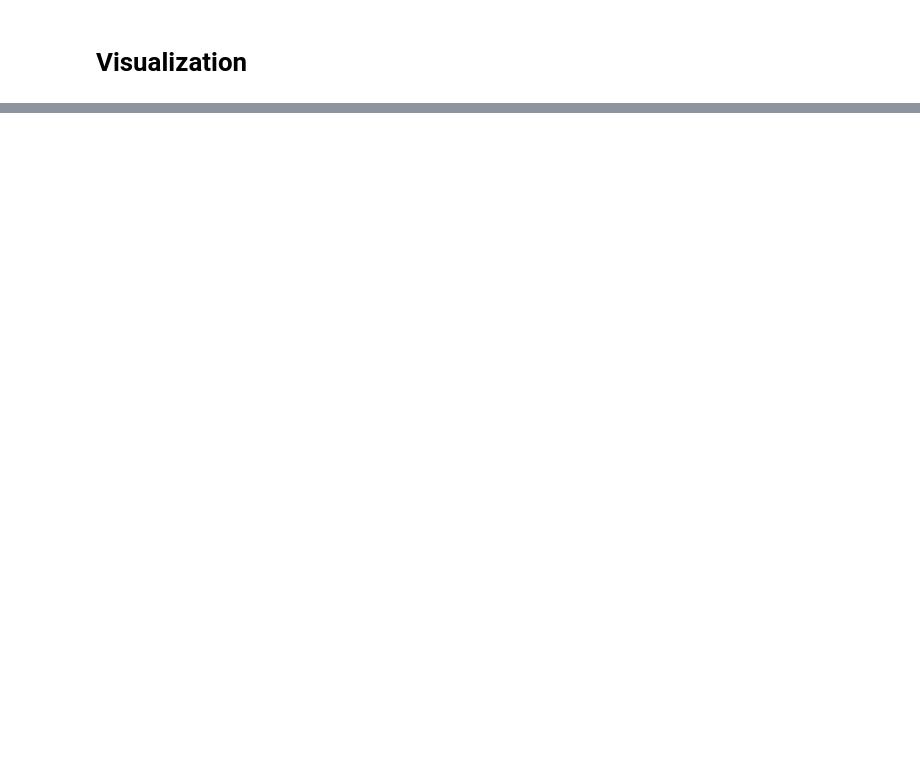
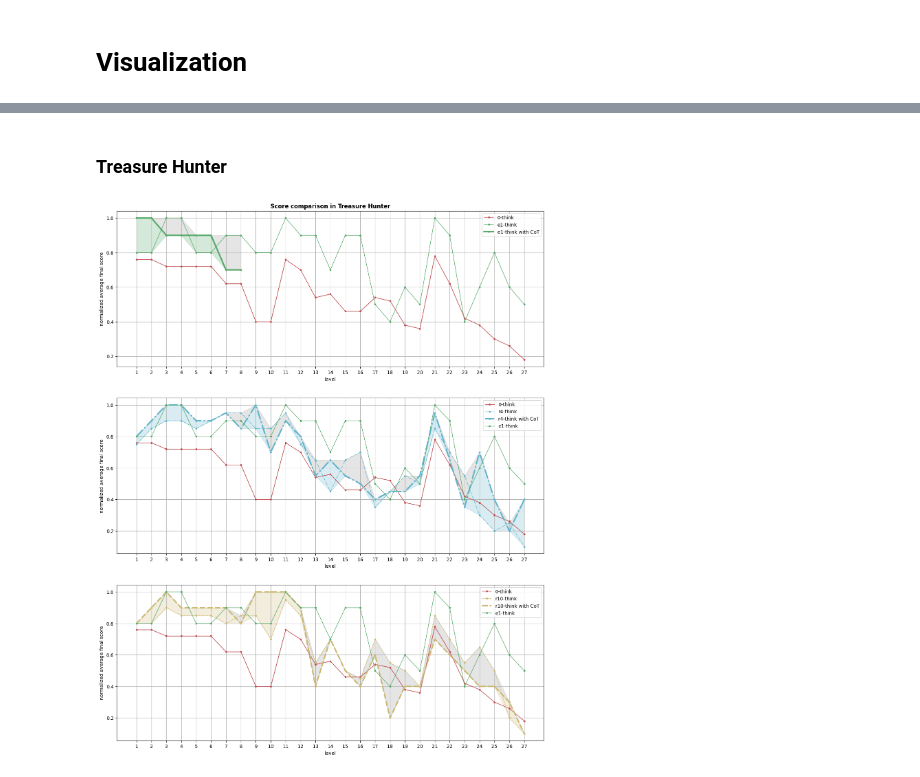
Before and after one commit to MizuGreg/LLMs-Play-Textual-Games, a Jupyter notebook: Code/Experiments/Experiment6+7.ipynb, the cells around one changed output, grey strips where cells are left out. Cells and saved outputs as stored; diff of their text form; code cells hidden in the pictures; blank space fills up the shorter version.

```diff
--- a/Code/Experiments/Experiment6+7.ipynb
+++ b/Code/Experiments/Experiment6+7.ipynb
@@ -191,0 +261,46 @@ plt.show()
+# %% [markdown]
+### Treasure Hunter
+# %%
+fig, axes = plt.subplots(3,1, figsize=(16,20))
+
+for i, game in enumerate(["treasure_hunter"]*3):
+    ax = axes[i]
+    x = list(range(1, levels[game]+1))
+
+    for j, model in enumerate(models):
+        if model not in ["0", models[i+1]]:
+            continue
+        y_old, _ = final_arrays_scores_exp6[game][model]
+        y, y_ci = final_arrays_scores_exp7[game][model]
+
+        ax.plot(x[:len(y_old)], y_old, label=f"{model}-think", marker=".", linestyle=custom_linestyles[j], linewidth=1, color=custom_palette[j], alpha=1)
+        if model != "0":
+            ax.plot(x[:len(y)], y, label=f"{model}-think with CoT", marker=".", linestyle=custom_linestyles[j], linewidth=3, color=custom_palette[j])
+
+        ax.fill_between(x[:len(y)],
+                        y,
+                        np.minimum(y, y_old[:len(y)]),
+                        alpha=0.25,
+                        color=custom_palette[j])
+        ax.fill_between(x[:len(y)],
+                        y,
+                        np.maximum(y, y_old[:len(y)]),
+                        alpha=0.1,
+                        color="black")
+
+    if i != 0: # plot e1-think
+        e1, _ = final_arrays_scores_exp6[game]["e1"]
+        ax.plot(x[:len(e1)], e1, label=f"e1-think", marker=".", linestyle="-", linewidth=1, color=custom_palette[1], alpha=1)
+
+    ax.set_xlabel('level')
+    ax.set_ylabel('normalized average final score')
+    ax.set_xticks(x)
+    ax.grid()
+    ax.legend()
+
+    if i == 0: # set title on first plot
+        ax.set_title(f"Score comparison in {prettified_names[game]}", weight="bold")
+
+plt.show()
+# %% [output]
+[figure, added]
```
Also changed, not shown: parts of 11 cells of this notebook, 4 other files.
